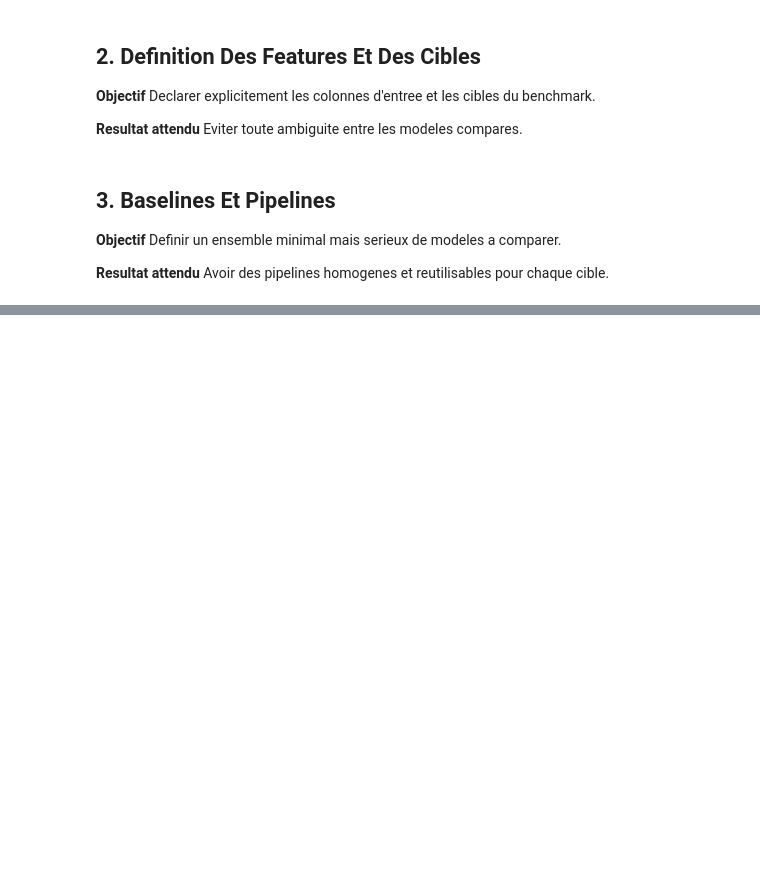
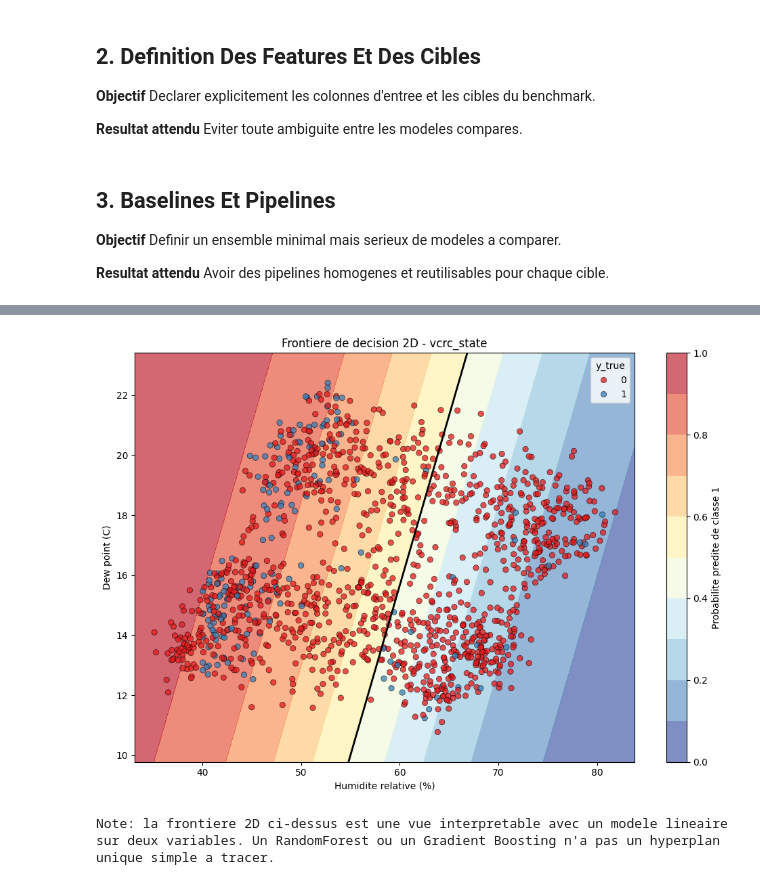
Before and after one commit to Appolinairee/aqua-atmos-ai, a Jupyter notebook: notebooks/04_entrainement_et_benchmark_modeles.ipynb, the cells around one changed output, grey strips where cells are left out. Cells and saved outputs as stored; diff of their text form; code cells hidden in the pictures; blank space fills up the shorter version.

```diff
--- a/notebooks/04_entrainement_et_benchmark_modeles.ipynb
+++ b/notebooks/04_entrainement_et_benchmark_modeles.ipynb
@@ -369,0 +496,54 @@ pd.DataFrame(
+# %%
+reference_target = "vcrc_state"
+decision_features = ["hr_pct", "dew_point_c"]
+
+from sklearn.linear_model import LogisticRegression
+from sklearn.pipeline import Pipeline
+from sklearn.preprocessing import StandardScaler
+
+boundary_model = Pipeline(
+    steps=[
+        ("scaler", StandardScaler()),
+        ("model", LogisticRegression(max_iter=2000, class_weight="balanced")),
+    ]
+)
+boundary_model.fit(train_df[decision_features], y_train[reference_target])
+
+x_min, x_max = X_test["hr_pct"].min() - 2, X_test["hr_pct"].max() + 2
+y_min, y_max = X_test["dew_point_c"].min() - 1, X_test["dew_point_c"].max() + 1
+xx, yy = np.meshgrid(
+    np.linspace(x_min, x_max, 250),
+    np.linspace(y_min, y_max, 250),
+)
+grid = pd.DataFrame({"hr_pct": xx.ravel(), "dew_point_c": yy.ravel()})
+zz = boundary_model.predict_proba(grid)[:, 1].reshape(xx.shape)
+
+plot_df = X_test[decision_features].copy()
+plot_df["y_true"] = y_test[reference_target].to_numpy()
+
+plt.figure(figsize=(10, 7))
+contour = plt.contourf(xx, yy, zz, levels=np.linspace(0, 1, 11), cmap="RdYlBu_r", alpha=0.65)
+plt.contour(xx, yy, zz, levels=[0.5], colors="black", linewidths=2)
+sns.scatterplot(
+    data=plot_df,
+    x="hr_pct",
+    y="dew_point_c",
+    hue="y_true",
+    palette="Set1",
+    edgecolor="black",
+    alpha=0.75,
+)
+plt.title(f"Frontiere de decision 2D - {reference_target}")
+plt.xlabel("Humidite relative (%)")
+plt.ylabel("Dew point (C)")
+plt.colorbar(contour, label="Probabilite predite de classe 1")
+plt.tight_layout()
+plt.show()
+
+print(
+    "Note: la frontiere 2D ci-dessus est une vue interpretable avec un modele lineaire sur deux variables. "
+    "Un RandomForest ou un Gradient Boosting n'a pas un hyperplan unique simple a tracer."
+)
+# %% [output]
+[figure, added]
+Note: la frontiere 2D ci-dessus est une vue interpretable avec un modele lineaire sur deux variables. Un RandomForest ou un Gradient Boosting n'a pas un hyperplan unique simple a tracer.
```
Also changed, not shown: parts of 21 cells of this notebook, 40 other files.
